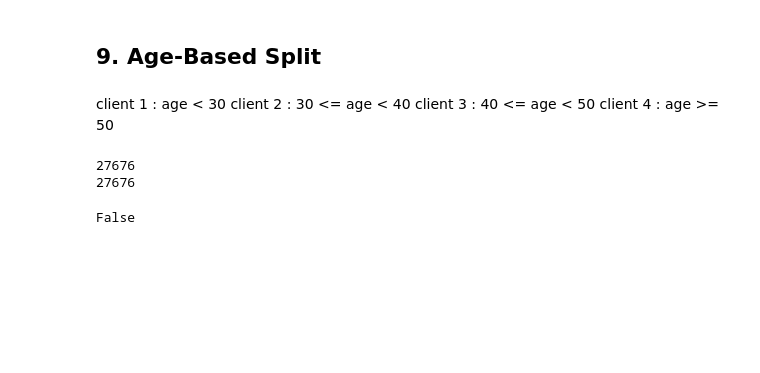
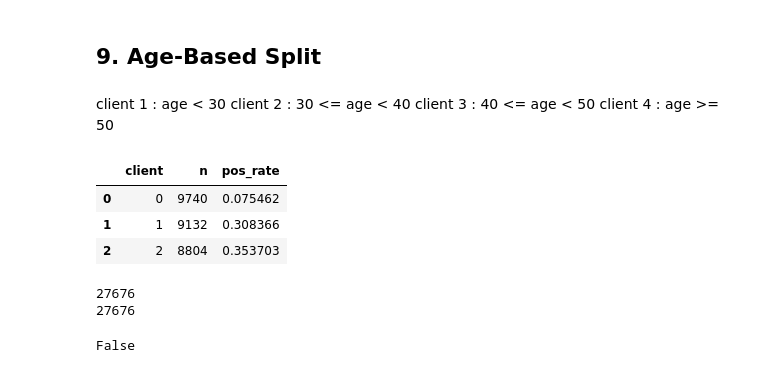
Before and after one commit to ediradi/FML, a Jupyter notebook: 03_fl_noniid.ipynb, the cells around one changed output. Drawn from its saved outputs; the diff is of its cells as text; code cells hidden in the pictures; blank space fills up the shorter version.

Commit message:
added describe back in for age partition

```diff
--- a/03_fl_noniid.ipynb
+++ b/03_fl_noniid.ipynb
@@ -375,12 +375,17 @@ train_df, _ = train_test_split(
 # %%
 parts_age = attribute_partition(
     train_df,
     by="age",
     n_clients=3, #lowered to reduce strain
     seed=42,
 )
 
-#display(describe(parts_age, y_tr)) #df is too large for describe
+display(describe(parts_age, y_tr))
+# %% [output]
+|  | client | n | pos_rate |
+| 0 | 0 | 9740 | 0.075462 |
+| 1 | 1 | 9132 | 0.308366 |
+| 2 | 2 | 8804 | 0.353703 |
 # %%
 print(len(train_df))
 print(len(X_tr))
```
